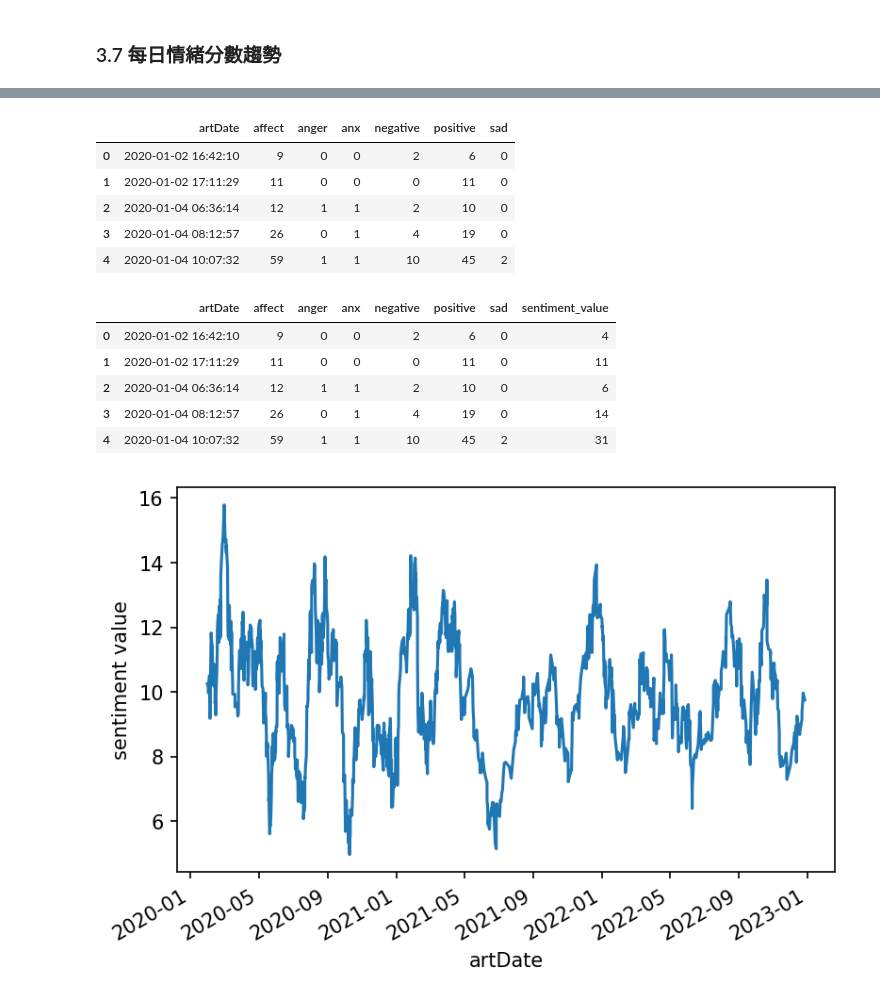
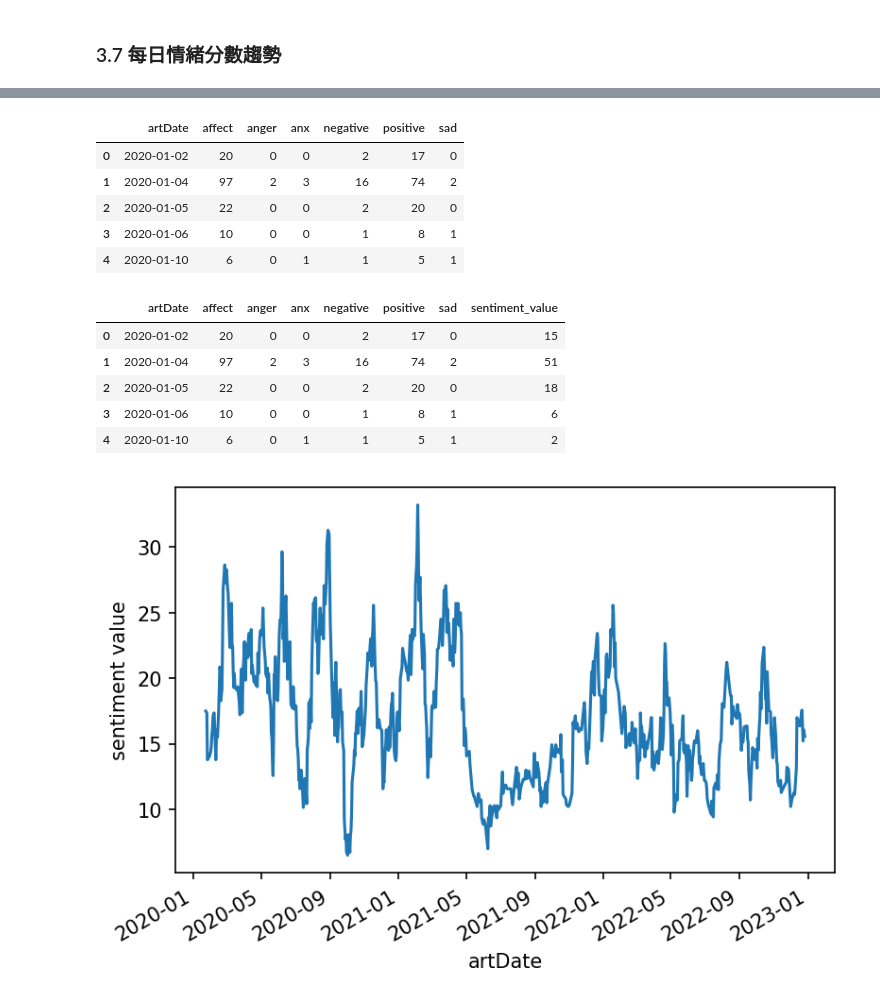
Before and after one commit to Text-Analytics-and-Retrieval/SMA_2023S, a Jupyter notebook: week4_sentiment_analysis/week4_sentiment_zh_buffet.ipynb, the cells around one changed output, grey strips where cells are left out. Drawn from its saved outputs; the diff is of its cells as text; code cells hidden in the pictures.

```diff
--- a/week4_sentiment_analysis/week4_sentiment_zh_buffet.ipynb
+++ b/week4_sentiment_analysis/week4_sentiment_zh_buffet.ipynb
@@ -99,7 +97,6 @@ sent_df = sent_df[sent_df["sentence"].str.len() > 1]
 # %%
 jieba.set_dictionary("dict/dict.txt")
 jieba.load_userdict("dict/user_dict.txt")
-jieba.add_word('饗食天堂')
 # %% [output]
 Building prefix dict from /home/evan19983314/SMA/SMA_2023S/week4_sentiment_analysis/dict/dict.txt ...
 Loading model from cache /tmp/jieba.u56f97f901b29ec6292f7f76b788fa940.cache
@@ -200,0 +199,3 @@ ptt_liwc_df
+# %%
+ptt_liwc_df['artDate'] = ptt_liwc_df['artDate'].dt.date
+ptt_liwc_df['artDate'].head()
@@ -548,11 +600,11 @@ ptt_sentiment_value = (
 ptt_sentiment_value.head()
 # %% [output]
 |  | artDate | affect | anger | anx | negative | positive | sad |
-| 0 | 2020-01-02 16:42:10 | 9 | 0 | 0 | 2 | 6 | 0 |
-| 1 | 2020-01-02 17:11:29 | 11 | 0 | 0 | 0 | 11 | 0 |
-| 2 | 2020-01-04 06:36:14 | 12 | 1 | 1 | 2 | 10 | 0 |
-| 3 | 2020-01-04 08:12:57 | 26 | 0 | 1 | 4 | 19 | 0 |
-| 4 | 2020-01-04 10:07:32 | 59 | 1 | 1 | 10 | 45 | 2 |
+| 0 | 2020-01-02 | 20 | 0 | 0 | 2 | 17 | 0 |
+| 1 | 2020-01-04 | 97 | 2 | 3 | 16 | 74 | 2 |
+| 2 | 2020-01-05 | 22 | 0 | 0 | 2 | 20 | 0 |
+| 3 | 2020-01-06 | 10 | 0 | 0 | 1 | 8 | 1 |
+| 4 | 2020-01-10 | 6 | 0 | 1 | 1 | 5 | 1 |
 # %%
 # sentiment 計算方式: positive - anger - anx - negative - sad
 ptt_sentiment_value["sentiment_value"] = (
@@ -565,16 +617,18 @@ ptt_sentiment_value["sentiment_value"] = (
 ptt_sentiment_value.head()
 # %% [output]
 |  | artDate | affect | anger | anx | negative | positive | sad | sentiment_value |
-| 0 | 2020-01-02 16:42:10 | 9 | 0 | 0 | 2 | 6 | 0 | 4 |
-| 1 | 2020-01-02 17:11:29 | 11 | 0 | 0 | 0 | 11 | 0 | 11 |
-| 2 | 2020-01-04 06:36:14 | 12 | 1 | 1 | 2 | 10 | 0 | 6 |
-| 3 | 2020-01-04 08:12:57 | 26 | 0 | 1 | 4 | 19 | 0 | 14 |
-| 4 | 2020-01-04 10:07:32 | 59 | 1 | 1 | 10 | 45 | 2 | 31 |
+| 0 | 2020-01-02 | 20 | 0 | 0 | 2 | 17 | 0 | 15 |
+| 1 | 2020-01-04 | 97 | 2 | 3 | 16 | 74 | 2 | 51 |
+| 2 | 2020-01-05 | 22 | 0 | 0 | 2 | 20 | 0 | 18 |
+| 3 | 2020-01-06 | 10 | 0 | 0 | 1 | 8 | 1 | 6 |
+| 4 | 2020-01-10 | 6 | 0 | 1 | 1 | 5 | 1 | 2 |
 # %%
 fig, ax = plt.subplots()
-ax.plot(ptt_sentiment_value["artDate"], ptt_sentiment_value["sentiment_value"].rolling(28).mean())
+
+rolling_days = 14
+ax.plot(ptt_sentiment_value["artDate"], ptt_sentiment_value["sentiment_value"].rolling(rolling_days).mean())
 ax.set_xlabel("artDate")
 ax.set_ylabel("sentiment value")
 fig.autofmt_xdate()
 # %% [output]
-[figure, old version]
+[figure, new version]
```
Also changed, not shown: parts of 27 cells of this notebook, 2 other files.
